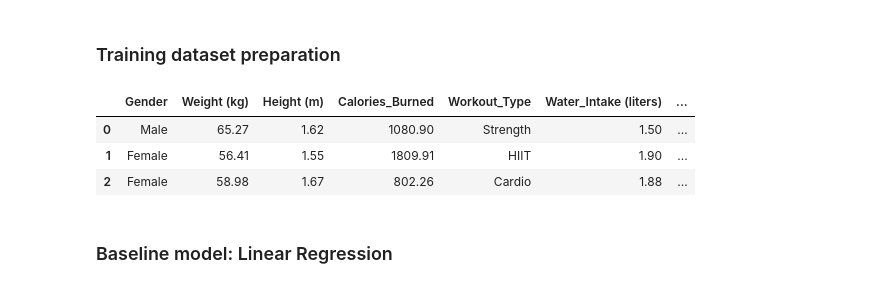
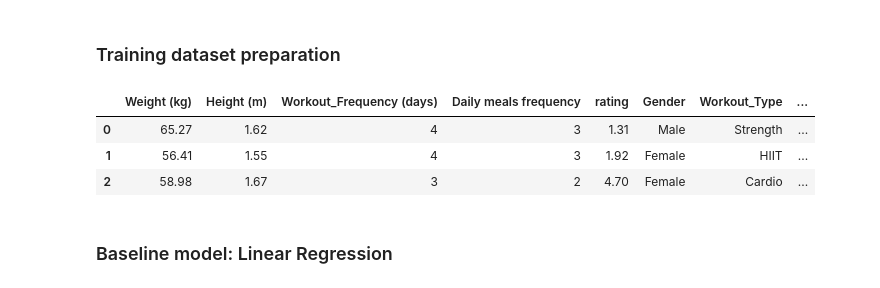
Before and after one commit to Aigerim05/Personalized-Workout-Nutrition-plans-generation-, a Jupyter notebook: Test_Workout_model.ipynb, the cells around one changed output. Cells and saved outputs as stored; diff of their text form; code cells hidden in the pictures.

```diff
--- a/Test_Workout_model.ipynb
+++ b/Test_Workout_model.ipynb
@@ -60,12 +64,27 @@ df.head(3)
+# %%
+numerical_features = [
+    'Weight (kg)', 'Height (m)',
+    'Workout_Frequency (days)', 'Daily meals frequency', 'rating'
+]
+categorical_features = [
+    'Gender', 'Workout_Type', 'diet_type', 'Name of Exercise', 'Benefit',
+    'Target Muscle Group', 'Equipment Needed', 'Body Part',
+    'Type of Muscle', 'Workout', 'cluster_id'
+]
 # %%
-df_full = df.copy()
-df = df.drop(columns=['E', 'I', 'D', 'S', 'R'])
-df.head(3)
+selected_features = numerical_features + categorical_features + ['target']
+
+# -------------------------------
+# create df_selected
+# calories_burned is NOT included here
+# -------------------------------
+df_selected = df[selected_features].copy()
+df_selected.head(3)
 # %% [output]
-|  | Gender | Weight (kg) | Height (m) | Calories_Burned | Workout_Type | Water_Intake (liters) | ... |
-| 0 | Male | 65.27 | 1.62 | 1080.90 | Strength | 1.50 | ... |
-| 1 | Female | 56.41 | 1.55 | 1809.91 | HIIT | 1.90 | ... |
-| 2 | Female | 58.98 | 1.67 | 802.26 | Cardio | 1.88 | ... |
+|  | Weight (kg) | Height (m) | Workout_Frequency (days) | Daily meals frequency | rating | Gender | Workout_Type | ... |
+| 0 | 65.27 | 1.62 | 4 | 3 | 1.31 | Male | Strength | ... |
+| 1 | 56.41 | 1.55 | 4 | 3 | 1.92 | Female | HIIT | ... |
+| 2 | 58.98 | 1.67 | 3 | 2 | 4.70 | Female | Cardio | ... |
 # %%
 # =========================
 # 3) Split X/y (Train / Val / Test)
```
Also changed, not shown: parts of 20 cells of this notebook, 14 other files.
